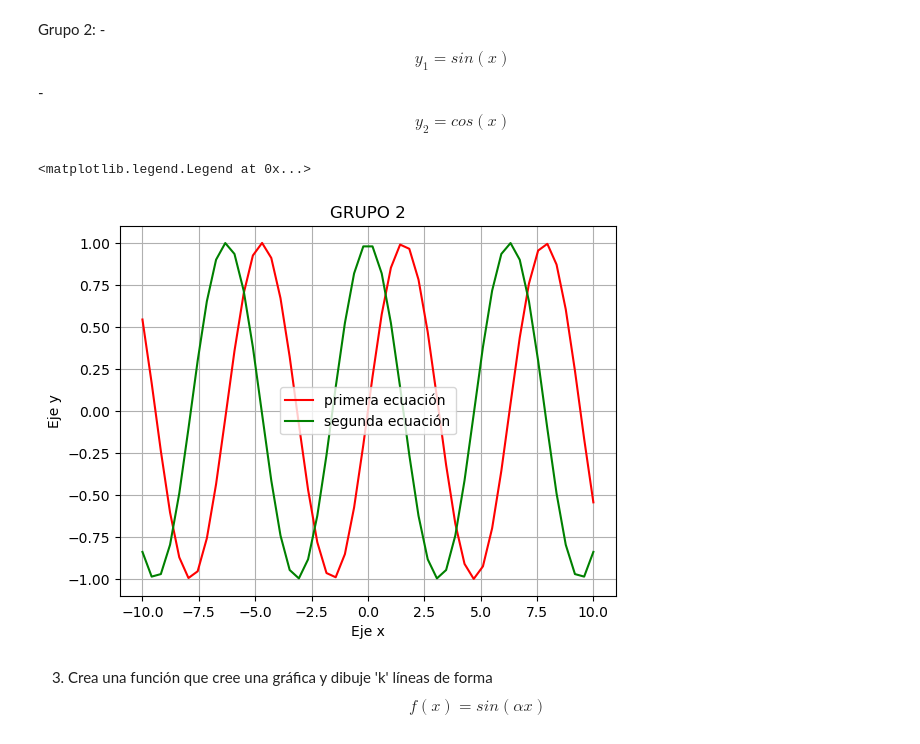
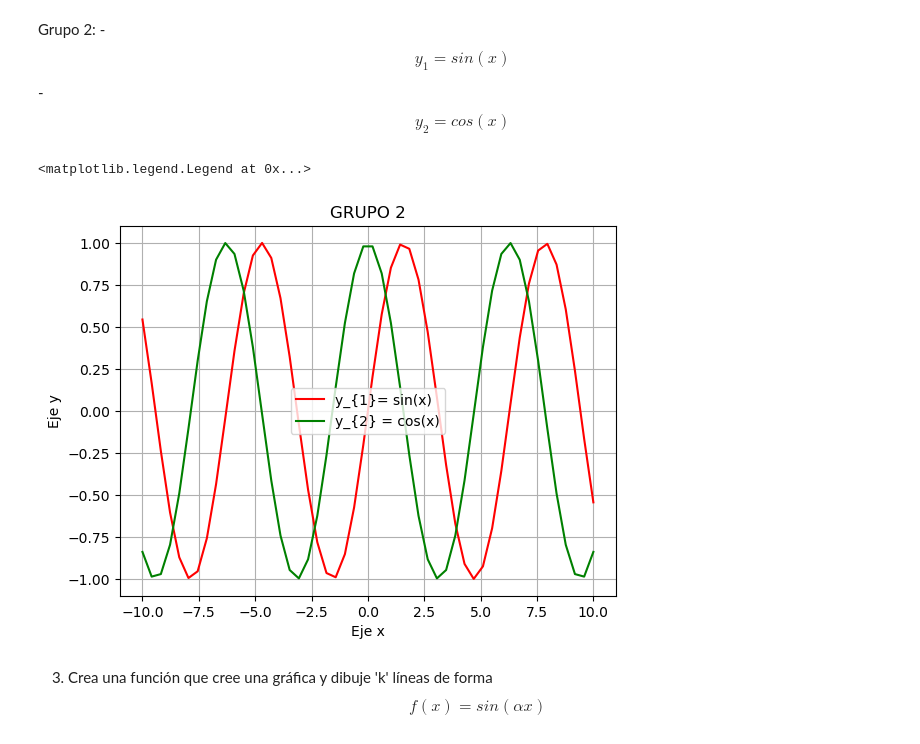
Before and after one commit to santi-padi/SIMULACION-MATEMATICA-PADI, a Jupyter notebook: T02 - Visualización.ipynb, the cells around one changed output. Cells and saved outputs as stored; diff of their text form; code cells hidden in the pictures.

```diff
--- a/T02 - Visualización.ipynb
+++ b/T02 - Visualización.ipynb
@@ -117,22 +117,22 @@ Grupo 2:
 # %%
 import matplotlib.pyplot as plt
 import numpy as np
 
 x = np.linspace(-10, 10)
 y1 = np.sin(x)
 y2 = np.cos(x)
 
 plt.figure()
 plt.grid()
-plt.plot(x,y1, "r", label="primera ecuación")
+plt.plot(x,y1, "r", label="y_{1}= sin(x)")
 plt.xlabel("Eje x")
 plt.ylabel("Eje y")
 plt.title("GRUPO 2")
-plt.plot(x, y2, "g", label="segunda ecuación")
+plt.plot(x, y2, "g", label="y_{2} = cos(x)")
 plt.legend(loc = "best")  # simbologia
 # %% [output]
 <matplotlib.legend.Legend at 0x...>
-[figure, old version]
+[figure, new version]
 # %% [markdown]
 3. Crea una función que cree una gráfica y dibuje 'k' líneas de forma $$f(x)=sin(\alpha x)$$
 # %% [markdown]
```
Also changed, not shown: parts of 1 cell of this notebook, 1 other file.
